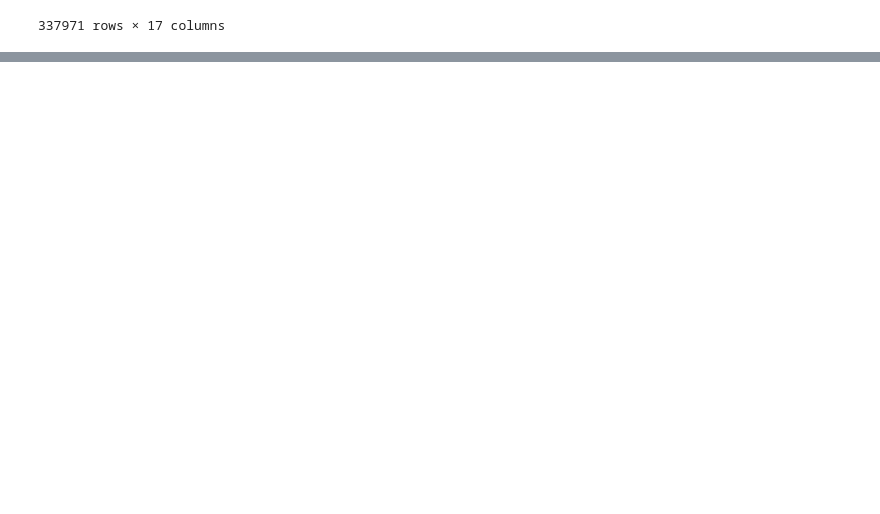
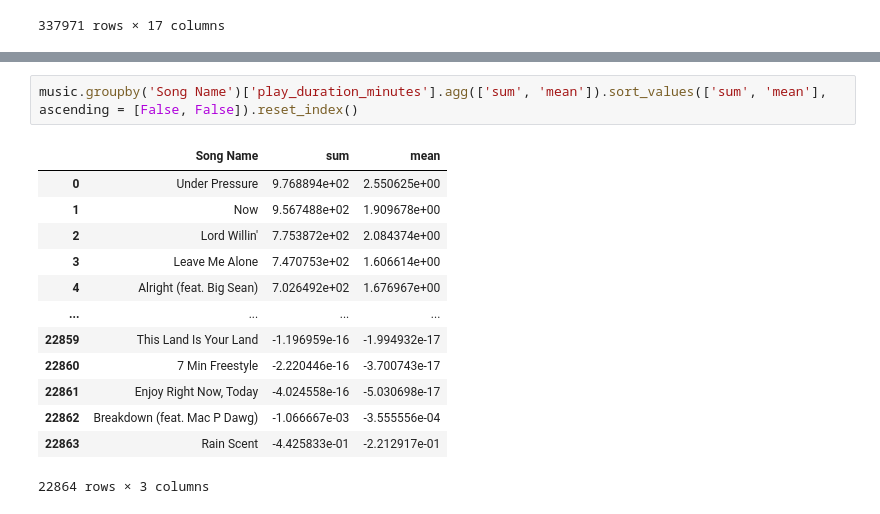
Before and after one commit to BOYSABIO/Machine-Learning-Roadmap, a Jupyter notebook: DATA_SCIENCE/apple_music.ipynb, the cells around one changed output, grey strips where cells are left out. Cells and saved outputs as stored; diff of their text form; blank space fills up the shorter version.

```diff
--- a/DATA_SCIENCE/apple_music.ipynb
+++ b/DATA_SCIENCE/apple_music.ipynb
@@ -45,0 +62,16 @@ music
+# %%
+music.groupby('Song Name')['play_duration_minutes'].agg(['sum', 'mean']).sort_values(['sum', 'mean'], ascending = [False, False]).reset_index()
+# %% [output]
+|  | Song Name | sum | mean |
+| 0 | Under Pressure | 9.768894e+02 | 2.550625e+00 |
+| 1 | Now | 9.567488e+02 | 1.909678e+00 |
+| 2 | Lord Willin' | 7.753872e+02 | 2.084374e+00 |
+| 3 | Leave Me Alone | 7.470753e+02 | 1.606614e+00 |
+| 4 | Alright (feat. Big Sean) | 7.026492e+02 | 1.676967e+00 |
+| ... | ... | ... | ... |
+| 22859 | This Land Is Your Land | -1.196959e-16 | -1.994932e-17 |
+| 22860 | 7 Min Freestyle | -2.220446e-16 | -3.700743e-17 |
+| 22861 | Enjoy Right Now, Today | -4.024558e-16 | -5.030698e-17 |
+| 22862 | Breakdown (feat. Mac P Dawg) | -1.066667e-03 | -3.555556e-04 |
+| 22863 | Rain Scent | -4.425833e-01 | -2.212917e-01 |
+22864 rows × 3 columns
```
Also changed, not shown: parts of 5 cells of this notebook.
